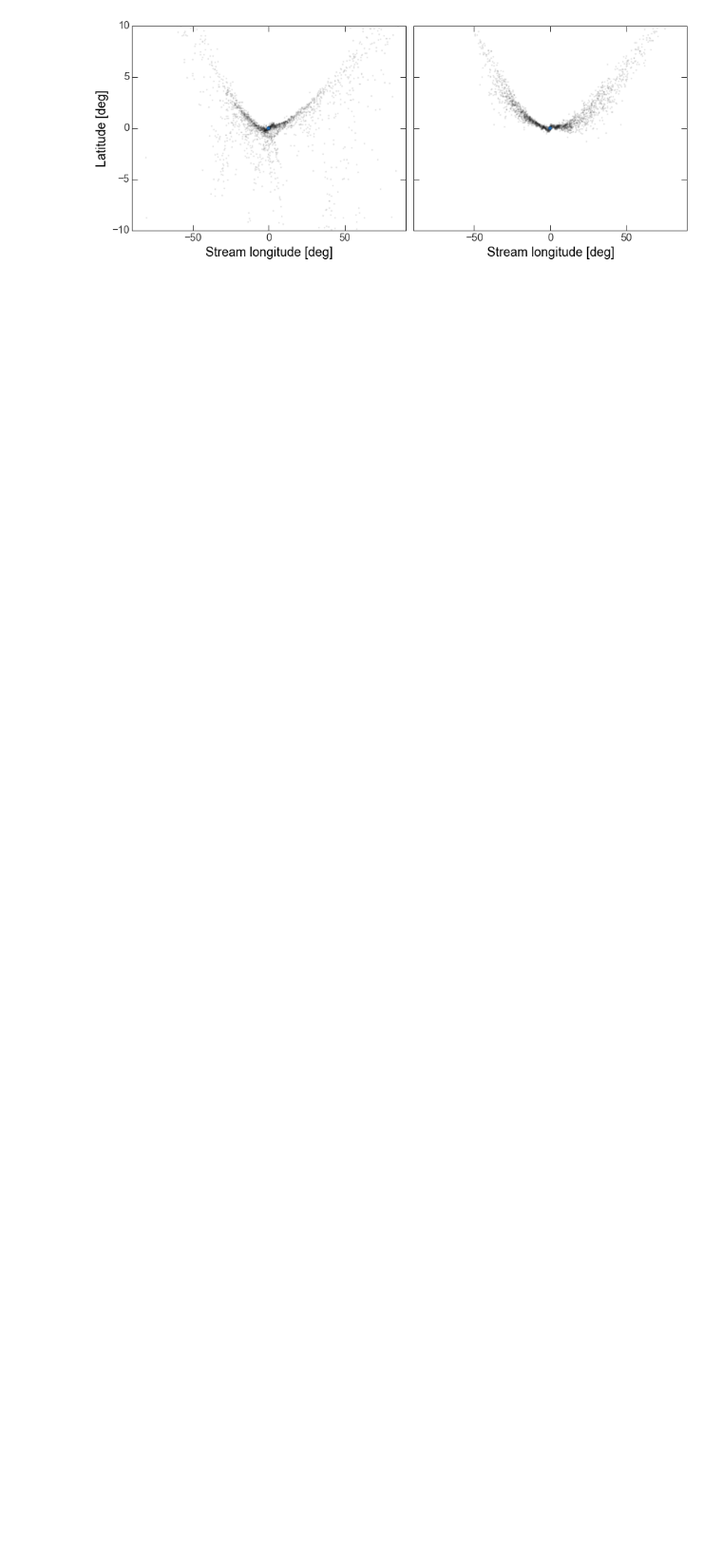
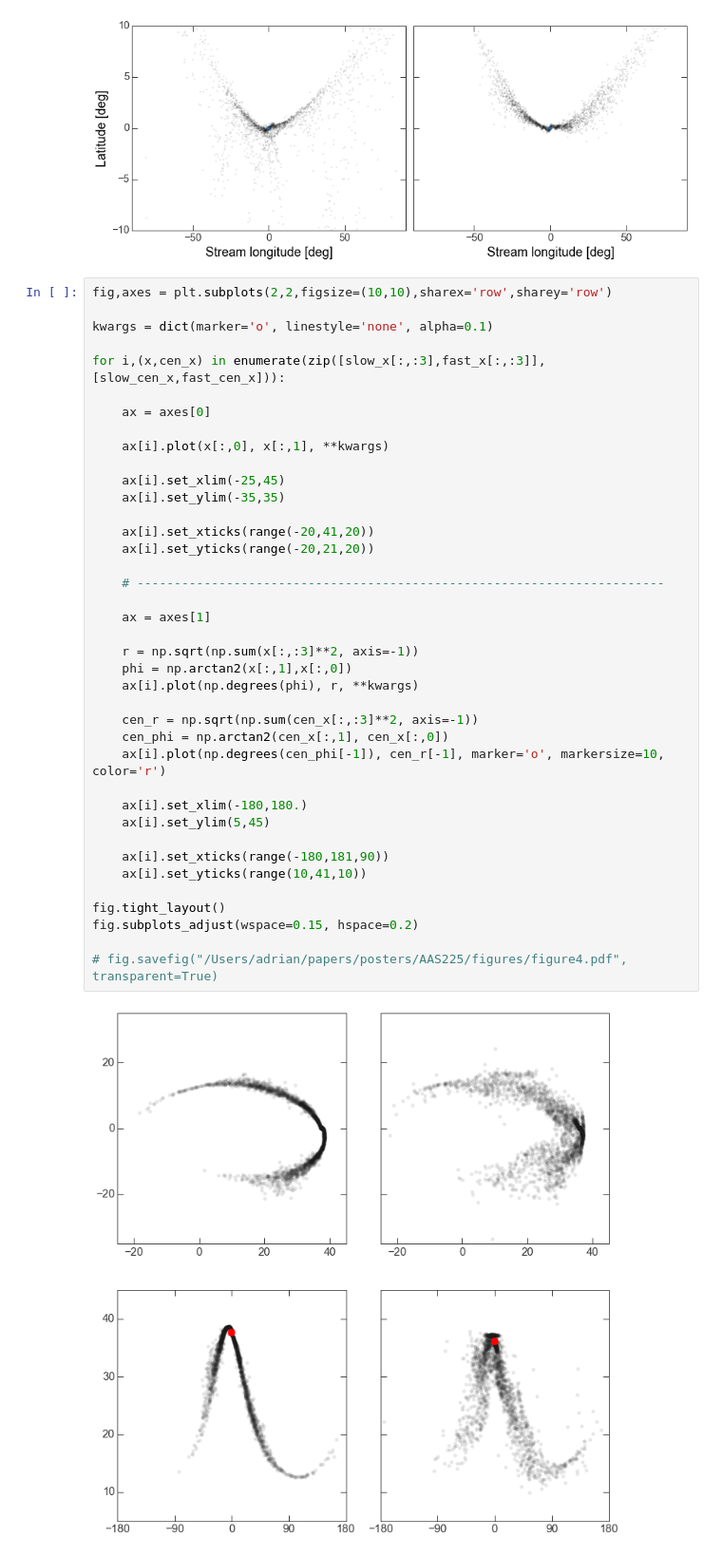
Before and after one commit to adrn/StreamMorphology, a Jupyter notebook: notebooks/AAS 225.ipynb, the cells around one changed output. Shown at 95% size. Saved outputs shown, nothing was run; the diff lists cells and outputs as text; blank space fills up the shorter version.

Commit message:
final aas poster plots

```diff
--- a/notebooks/AAS 225.ipynb
+++ b/notebooks/AAS 225.ipynb
@@ -315,3 +319,44 @@ axes[0].set_ylabel(r"Latitude [deg]")
 fig.tight_layout()
 # %% [output]
 [figure]
+# %%
+fig,axes = plt.subplots(2,2,figsize=(10,10),sharex='row',sharey='row')
+
+kwargs = dict(marker='o', linestyle='none', alpha=0.1)
+
+for i,(x,cen_x) in enumerate(zip([slow_x[:,:3],fast_x[:,:3]],[slow_cen_x,fast_cen_x])):
+
+    ax = axes[0]
+
+    ax[i].plot(x[:,0], x[:,1], **kwargs)
+
+    ax[i].set_xlim(-25,45)
+    ax[i].set_ylim(-35,35)
+
+    ax[i].set_xticks(range(-20,41,20))
+    ax[i].set_yticks(range(-20,21,20))
+
+    # -----------------------------------------------------------------------
+
+    ax = axes[1]
+
+    r = np.sqrt(np.sum(x[:,:3]**2, axis=-1))
+    phi = np.arctan2(x[:,1],x[:,0])
+    ax[i].plot(np.degrees(phi), r, **kwargs)
+
+    cen_r = np.sqrt(np.sum(cen_x[:,:3]**2, axis=-1))
+    cen_phi = np.arctan2(cen_x[:,1], cen_x[:,0])
+    ax[i].plot(np.degrees(cen_phi[-1]), cen_r[-1], marker='o', markersize=10, color='r')
+
+    ax[i].set_xlim(-180,180.)
+    ax[i].set_ylim(5,45)
+
+    ax[i].set_xticks(range(-180,181,90))
+    ax[i].set_yticks(range(10,41,10))
+
+fig.tight_layout()
+fig.subplots_adjust(wspace=0.15, hspace=0.2)
+
+# fig.savefig("/Users/adrian/papers/posters/AAS225/figures/figure4.pdf", transparent=True)
+# %% [output]
+[figure, added]
```
Also changed, not shown: parts of 6 cells of this notebook.
